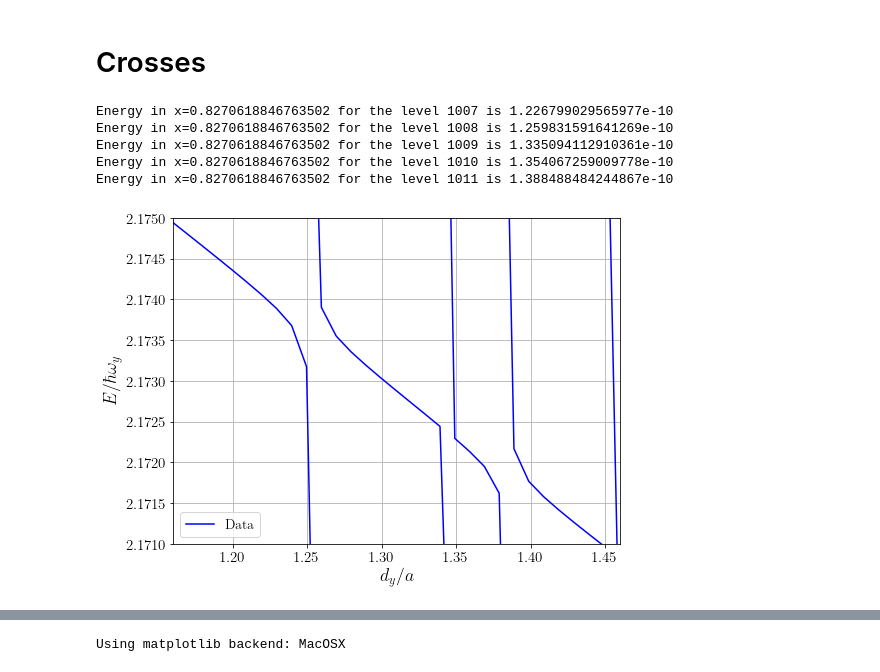
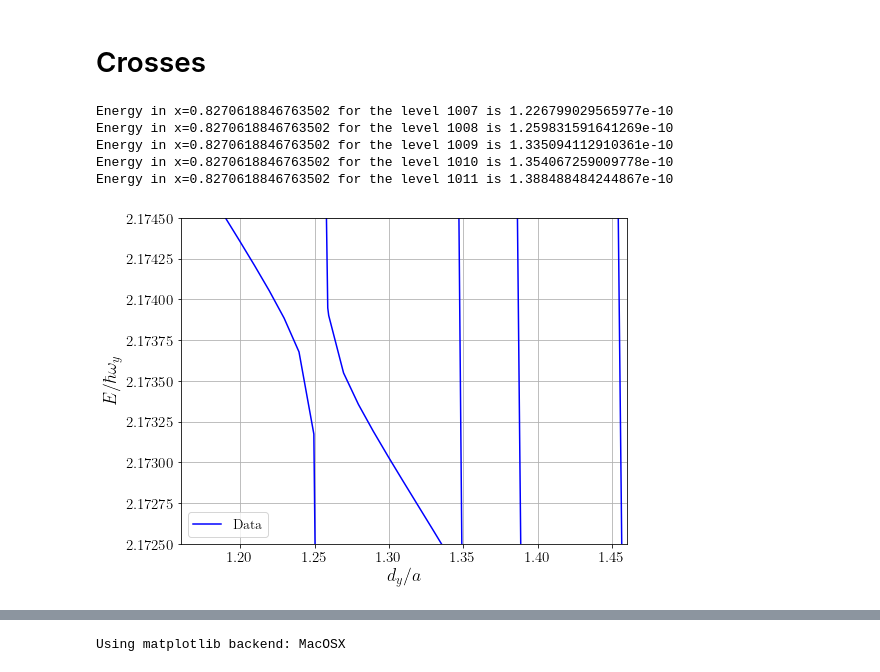
Before and after one commit to TsspGit/Ultracold_Atoms_src, a Jupyter notebook: Analysis/q1D/Energies_Analysis_6042_4993_50.ipynb, the cells around one changed output, grey strips where cells are left out. Drawn from its saved outputs; the diff is of its cells as text; code cells hidden in the pictures.

```diff
--- a/Analysis/q1D/Energies_Analysis_6042_4993_50.ipynb
+++ b/Analysis/q1D/Energies_Analysis_6042_4993_50.ipynb
@@ -94,18 +98,19 @@ plt.show()
 # %%
 fig2, ax2 = plt.subplots(figsize=(8,6))
 for i in range(least_bound_pos + 5, least_bound_pos + 10):
     print(f"Energy in x={x[-16]} for the level {i} is {dic[f'nivel_{i}'][-16]}")
     ax2.plot(x, dic['nivel_{}'.format(i)]/wy, 'b')
-ax2.set_ylim(2.171, 2.175)
+#ax2.set_ylim(2.171, 2.175)
+ax2.set_ylim(2.1725, 2.1745)
 ax2.set_xlim(1.16, 1.46)
 ax2.set_xlabel('$d_{y}/a$')
 ax2.set_ylabel('$E/\hbar \omega_{y}$')
 ax2.legend(['Data'], fontsize=14)
 plt.grid()
 # %% [output]
 Energy in x=0.8270618846763502 for the level 1007 is 1.226799029565977e-10
 Energy in x=0.8270618846763502 for the level 1008 is 1.259831591641269e-10
 Energy in x=0.8270618846763502 for the level 1009 is 1.335094112910361e-10
 Energy in x=0.8270618846763502 for the level 1010 is 1.354067259009778e-10
 Energy in x=0.8270618846763502 for the level 1011 is 1.388488484244867e-10
-[figure, old version]
+[figure, new version]
```
Also changed, not shown: parts of 4 cells of this notebook, 17 other files.
